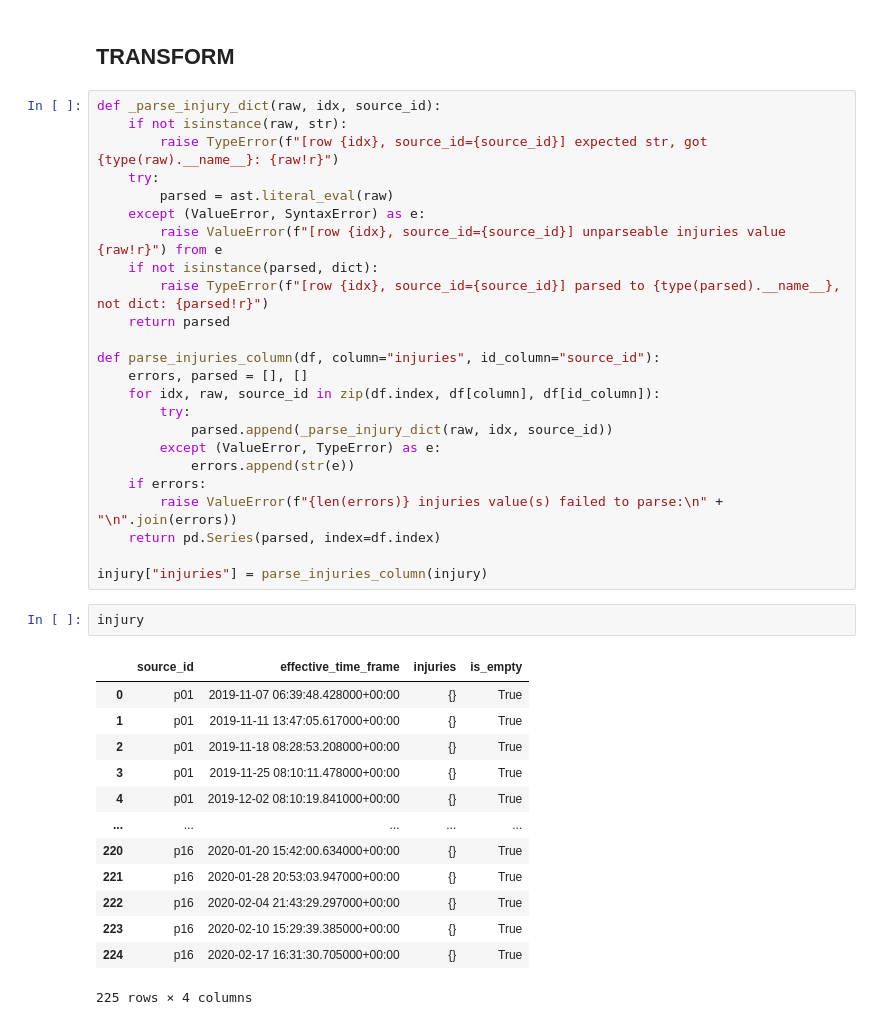
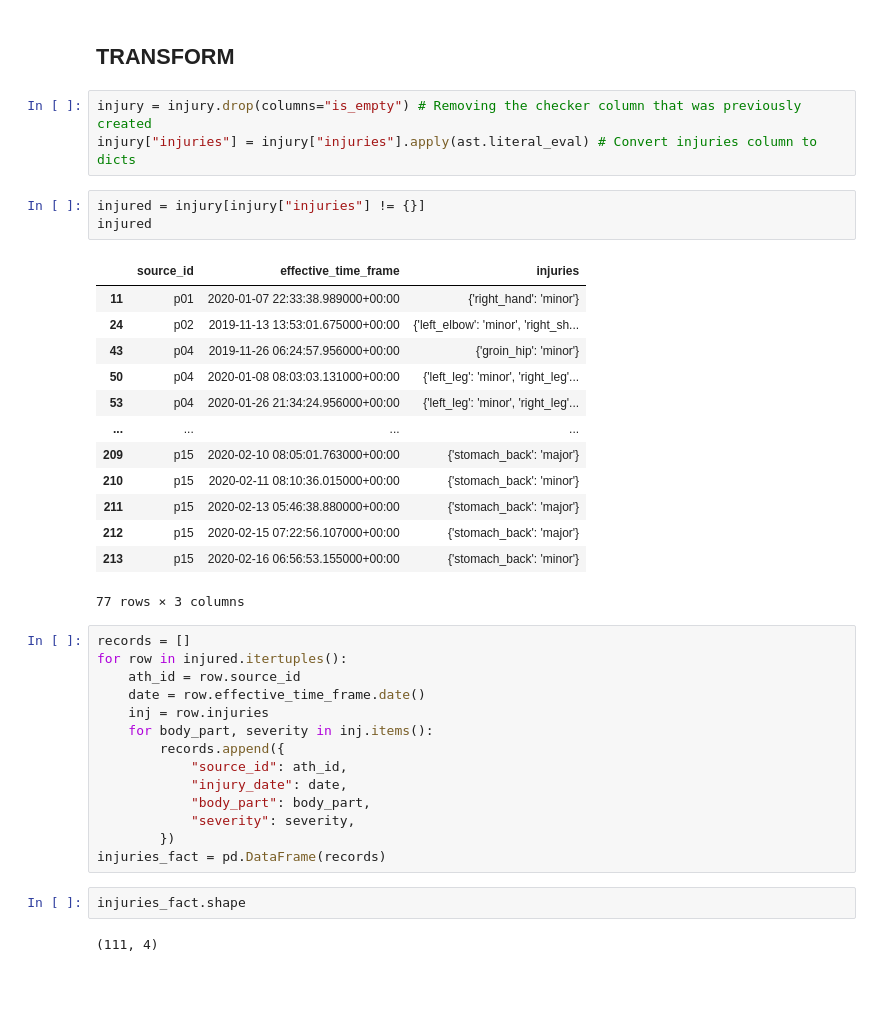
Before and after one commit to vish-mandalika/sql-pipeline-athletic-performance, a Jupyter notebook: etl.ipynb, the cells around one changed output. Saved outputs shown, nothing was run; the diff lists cells and outputs as text; blank space fills up the shorter version.

```diff
--- a/etl.ipynb
+++ b/etl.ipynb
@@ -148,43 +148,41 @@ p12[p12["injuries"] != "{}"][["effective_time_frame", "injuries"]].head(20)
 Note that there are multiple injuries being reported on the same day. These will need to be exploded so that a single row turns into N-number (number of injured areas per day) of rows so there is one per body part, each with that part's severity.
 # %% [markdown]
 ## TRANSFORM
-# %%
-def _parse_injury_dict(raw, idx, source_id):
-    if not isinstance(raw, str):
-        raise TypeError(f"[row {idx}, source_id={source_id}] expected str, got {type(raw).__name__}: {raw!r}")
-    try:
-        parsed = ast.literal_eval(raw)
-    except (ValueError, SyntaxError) as e:
-        raise ValueError(f"[row {idx}, source_id={source_id}] unparseable injuries value {raw!r}") from e
-    if not isinstance(parsed, dict):
-        raise TypeError(f"[row {idx}, source_id={source_id}] parsed to {type(parsed).__name__}, not dict: {parsed!r}")
-    return parsed
-
-def parse_injuries_column(df, column="injuries", id_column="source_id"):
-    errors, parsed = [], []
-    for idx, raw, source_id in zip(df.index, df[column], df[id_column]):
-        try:
-            parsed.append(_parse_injury_dict(raw, idx, source_id))
-        except (ValueError, TypeError) as e:
-            errors.append(str(e))
-    if errors:
-        raise ValueError(f"{len(errors)} injuries value(s) failed to parse:\n" + "\n".join(errors))
-    return pd.Series(parsed, index=df.index)
-
-injury["injuries"] = parse_injuries_column(injury)
+# %%
+injury = injury.drop(columns="is_empty") # Removing the checker column that was previously created
+injury["injuries"] = injury["injuries"].apply(ast.literal_eval) # Convert injuries column to dicts
 # %%
-injury
+injured = injury[injury["injuries"] != {}]
+injured
 # %% [output]
-|  | source_id | effective_time_frame | injuries | is_empty |
-| 0 | p01 | 2019-11-07 06:39:48.428000+00:00 | {} | True |
-| 1 | p01 | 2019-11-11 13:47:05.617000+00:00 | {} | True |
-| 2 | p01 | 2019-11-18 08:28:53.208000+00:00 | {} | True |
-| 3 | p01 | 2019-11-25 08:10:11.478000+00:00 | {} | True |
-| 4 | p01 | 2019-12-02 08:10:19.841000+00:00 | {} | True |
-| ... | ... | ... | ... | ... |
-| 220 | p16 | 2020-01-20 15:42:00.634000+00:00 | {} | True |
-| 221 | p16 | 2020-01-28 20:53:03.947000+00:00 | {} | True |
-| 222 | p16 | 2020-02-04 21:43:29.297000+00:00 | {} | True |
-| 223 | p16 | 2020-02-10 15:29:39.385000+00:00 | {} | True |
-| 224 | p16 | 2020-02-17 16:31:30.705000+00:00 | {} | True |
+|  | source_id | effective_time_frame | injuries |
+| 11 | p01 | 2020-01-07 22:33:38.989000+00:00 | {'right_hand': 'minor'} |
+| 24 | p02 | 2019-11-13 13:53:01.675000+00:00 | {'left_elbow': 'minor', 'right_sh... |
+| 43 | p04 | 2019-11-26 06:24:57.956000+00:00 | {'groin_hip': 'minor'} |
+| 50 | p04 | 2020-01-08 08:03:03.131000+00:00 | {'left_leg': 'minor', 'right_leg'... |
+| 53 | p04 | 2020-01-26 21:34:24.956000+00:00 | {'left_leg': 'minor', 'right_leg'... |
+| ... | ... | ... | ... |
+| 209 | p15 | 2020-02-10 08:05:01.763000+00:00 | {'stomach_back': 'major'} |
+| 210 | p15 | 2020-02-11 08:10:36.015000+00:00 | {'stomach_back': 'minor'} |
+| 211 | p15 | 2020-02-13 05:46:38.880000+00:00 | {'stomach_back': 'major'} |
+| 212 | p15 | 2020-02-15 07:22:56.107000+00:00 | {'stomach_back': 'major'} |
+| 213 | p15 | 2020-02-16 06:56:53.155000+00:00 | {'stomach_back': 'minor'} |
-225 rows × 4 columns
+77 rows × 3 columns
+# %%
+records = []
+for row in injured.itertuples():
+    ath_id = row.source_id
+    date = row.effective_time_frame.date()
+    inj = row.injuries
+    for body_part, severity in inj.items():
+        records.append({
+            "source_id": ath_id,
+            "injury_date": date,
+            "body_part": body_part,
+            "severity": severity,
+        })
+injuries_fact = pd.DataFrame(records)
+# %%
+injuries_fact.shape
+# %% [output]
+(111, 4)
```
Also changed, not shown: parts of 4 cells of this notebook.
